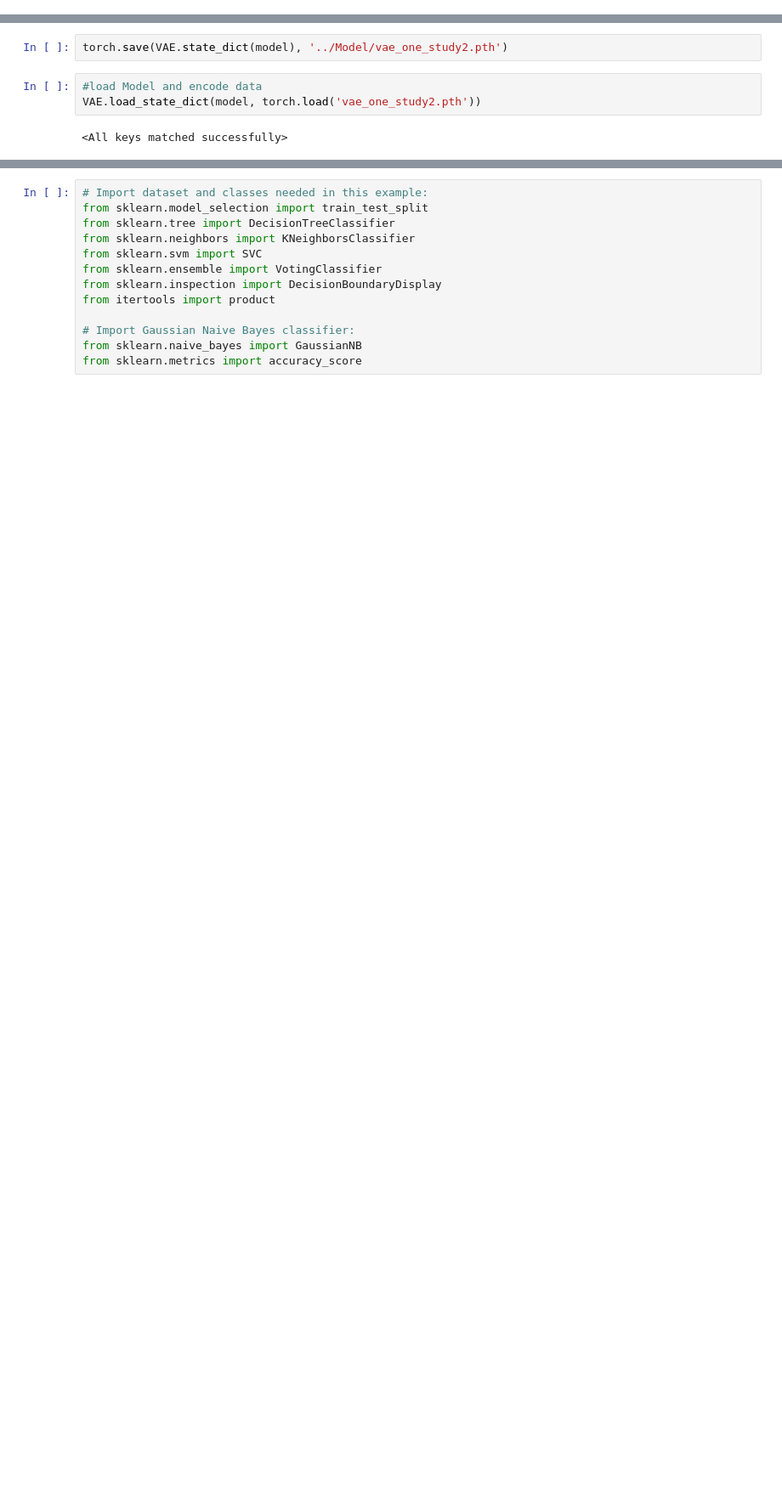
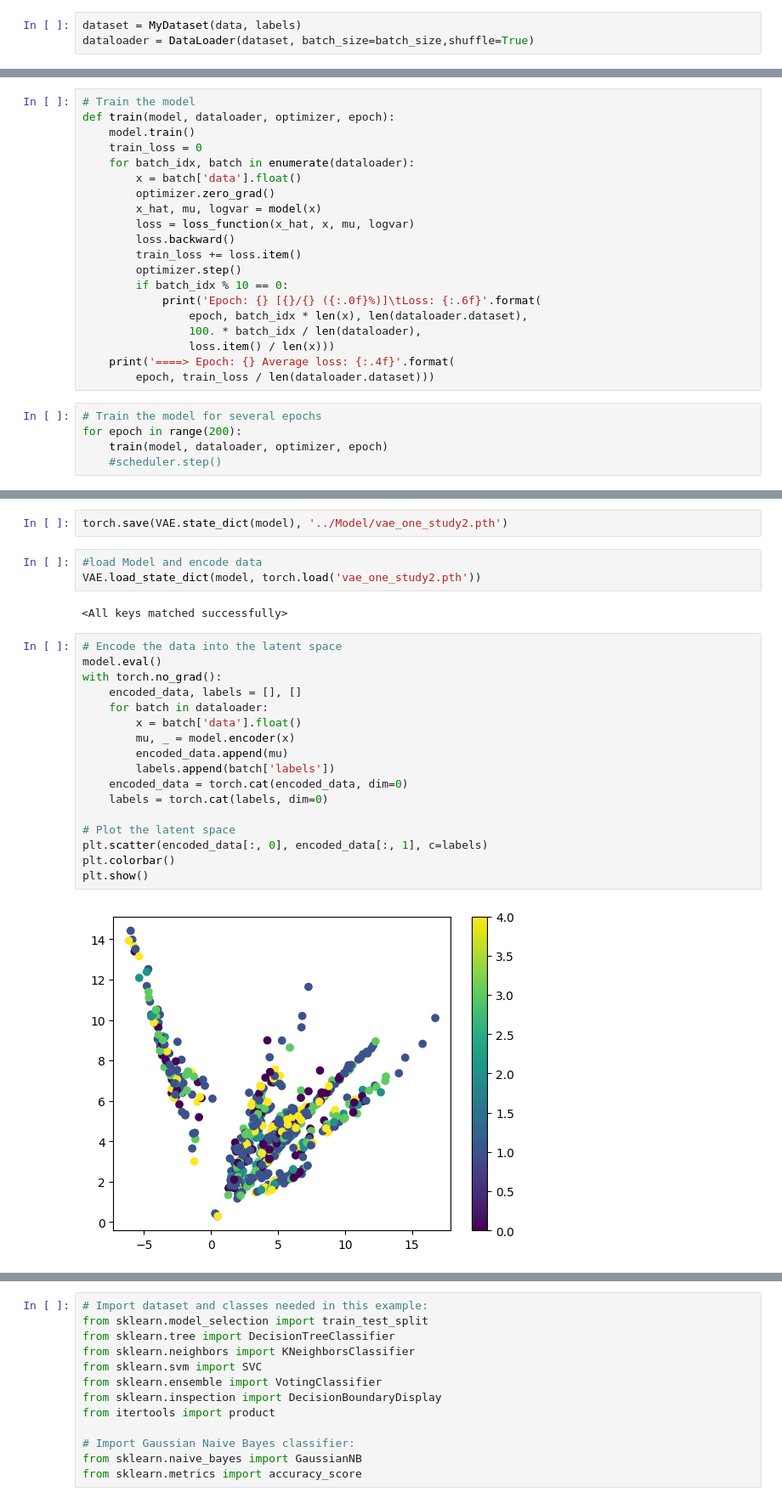
Before and after one commit to StefRodopCodes94/CounterFactual-VAE, a Jupyter notebook: Model/VAE.ipynb, the cells around one changed output, grey strips where cells are left out. Shown at 85% size. Cells and saved outputs as stored; diff of their text form; blank space fills up the shorter version.

```diff
--- a/Model/VAE.ipynb
+++ b/Model/VAE.ipynb
@@ -411,0 +201,3 @@ TypeError: VAE.forward() missing 1 required positional argument: 'y'
+# %%
+dataset = MyDataset(data, labels)
+dataloader = DataLoader(dataset, batch_size=batch_size,shuffle=True)
@@ -411,0 +209,25 @@ TypeError: VAE.forward() missing 1 required positional argument: 'y'
+# %%
+# Train the model
+def train(model, dataloader, optimizer, epoch):
+    model.train()
+    train_loss = 0
+    for batch_idx, batch in enumerate(dataloader):
+        x = batch['data'].float()
+        optimizer.zero_grad()
+        x_hat, mu, logvar = model(x)
+        loss = loss_function(x_hat, x, mu, logvar)
+        loss.backward()
+        train_loss += loss.item()
+        optimizer.step()
+        if batch_idx % 10 == 0:
+            print('Epoch: {} [{}/{} ({:.0f}%)]\tLoss: {:.6f}'.format(
+                epoch, batch_idx * len(x), len(dataloader.dataset),
+                100. * batch_idx / len(dataloader),
+                loss.item() / len(x)))
+    print('====> Epoch: {} Average loss: {:.4f}'.format(
+        epoch, train_loss / len(dataloader.dataset)))
+# %%
+# Train the model for several epochs
+for epoch in range(200):
+    train(model, dataloader, optimizer, epoch)
+    #scheduler.step()
@@ -416,3 +256,22 @@ torch.save(VAE.state_dict(model), '../Model/vae_one_study2.pth')
 VAE.load_state_dict(model, torch.load('vae_one_study2.pth'))
 # %% [output]
 <All keys matched successfully>
+# %%
+# Encode the data into the latent space
+model.eval()
+with torch.no_grad():
+    encoded_data, labels = [], []
+    for batch in dataloader:
+        x = batch['data'].float()
+        mu, _ = model.encoder(x)
+        encoded_data.append(mu)
+        labels.append(batch['labels'])
+    encoded_data = torch.cat(encoded_data, dim=0)
+    labels = torch.cat(labels, dim=0)
+
+# Plot the latent space
+plt.scatter(encoded_data[:, 0], encoded_data[:, 1], c=labels)
+plt.colorbar()
+plt.show()
+# %% [output]
+[figure, added]
```
Also changed, not shown: parts of 22 cells of this notebook, 2 other files.
